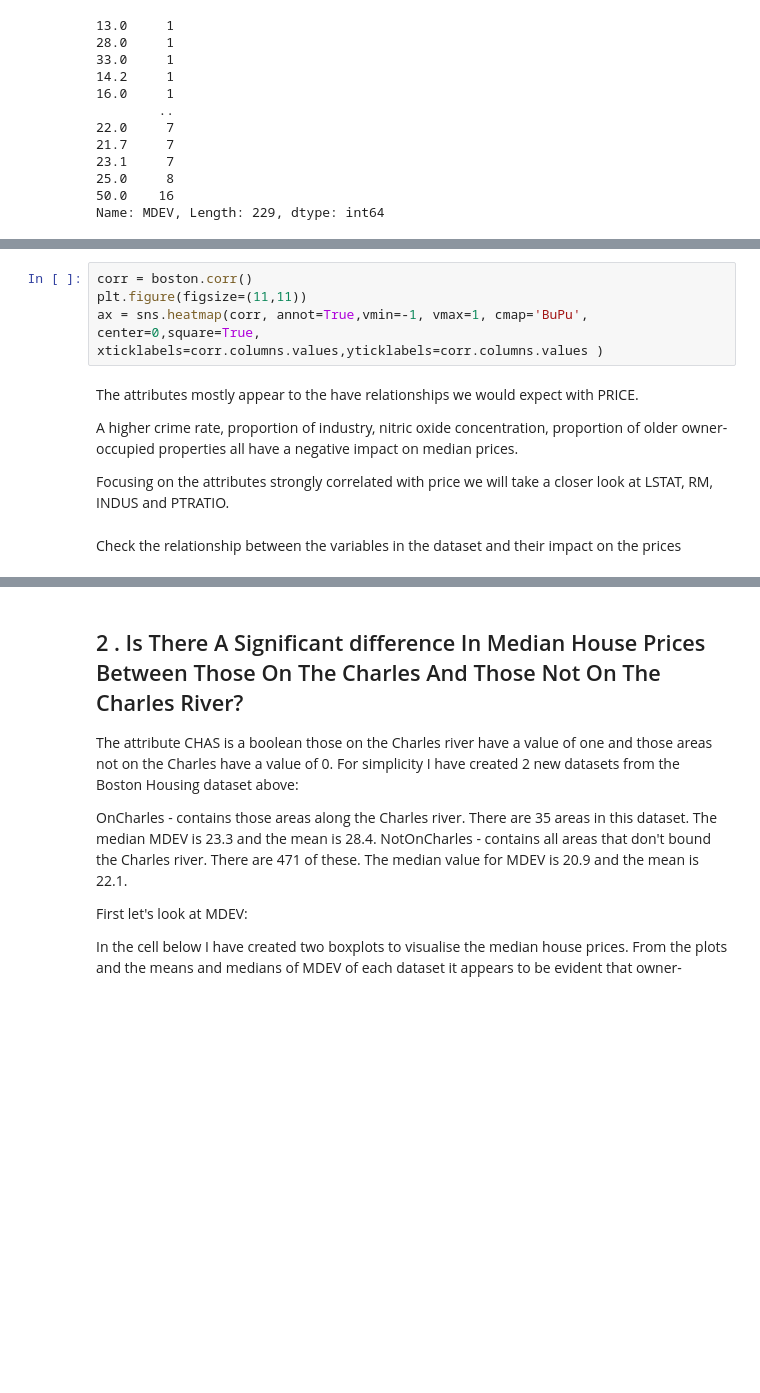
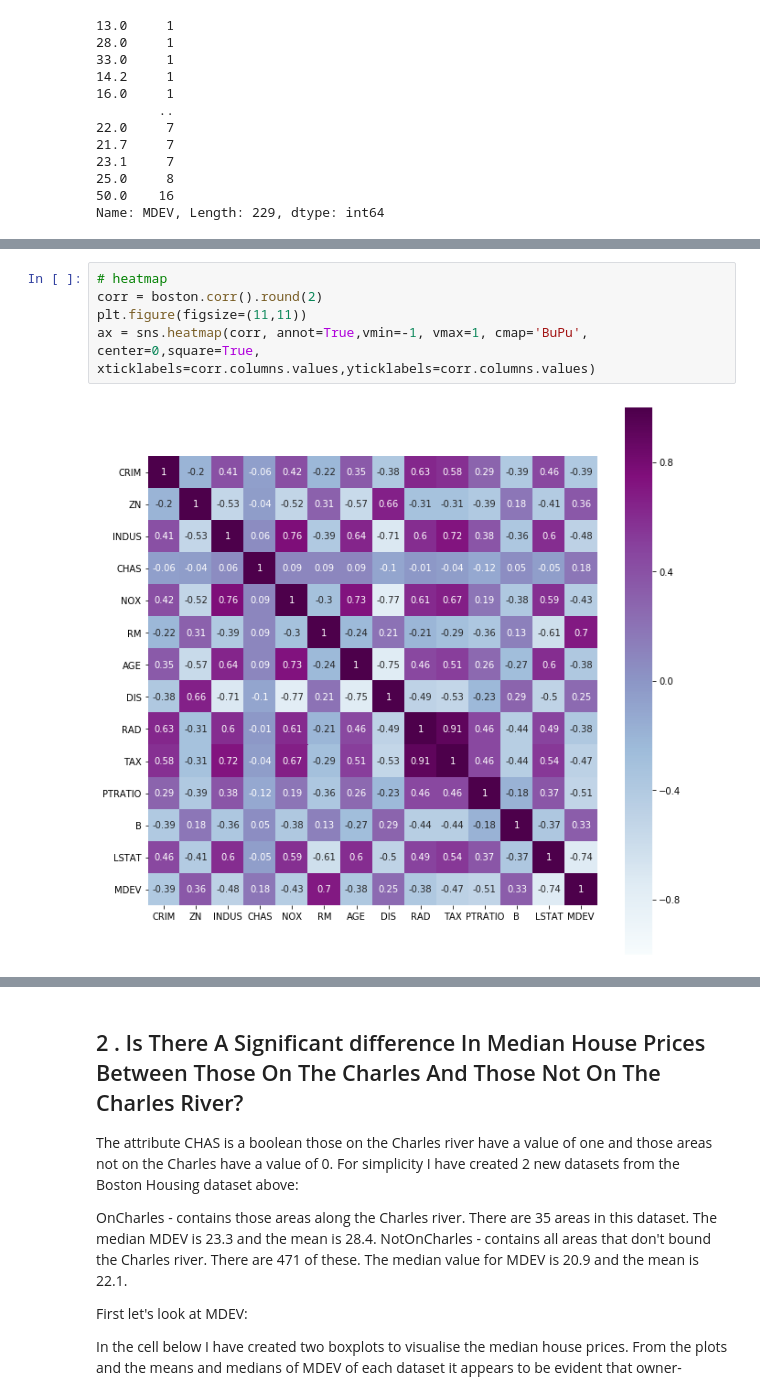
Before and after one commit to jobur123/MLProjectNov19, a Jupyter notebook: Boston House Prices.ipynb, the cells around one changed output, grey strips where cells are left out. Saved outputs shown, nothing was run; the diff lists cells and outputs as text; blank space fills up the shorter version.

```diff
--- a/Boston House Prices.ipynb
+++ b/Boston House Prices.ipynb
@@ -244,17 +216,7 @@ Next I will look at the realtionship between each of the attributes in the datas
 # %%
-corr = boston.corr()
+# heatmap
+corr = boston.corr().round(2)
 plt.figure(figsize=(11,11))
-ax = sns.heatmap(corr, annot=True,vmin=-1, vmax=1, cmap='BuPu', center=0,square=True, xticklabels=corr.columns.values,yticklabels=corr.columns.values )
+ax = sns.heatmap(corr, annot=True,vmin=-1, vmax=1, cmap='BuPu', center=0,square=True, xticklabels=corr.columns.values,yticklabels=corr.columns.values)
+# %% [output]
+[figure, added]
-# %% [markdown]
-The attributes mostly appear to the have relationships we would expect with PRICE.
-
-
-A higher crime rate, proportion of
-industry, nitric oxide concentration, proportion of older owner-occupied properties all have a negative impact on
-median prices.
-
-
-
-Focusing on the attributes strongly correlated with price we will take a closer look at LSTAT, RM, INDUS and PTRATIO.
-# %% [markdown]
-Check the relationship between the variables in the dataset and their impact on the prices
```
Also changed, not shown: parts of 59 cells of this notebook.
